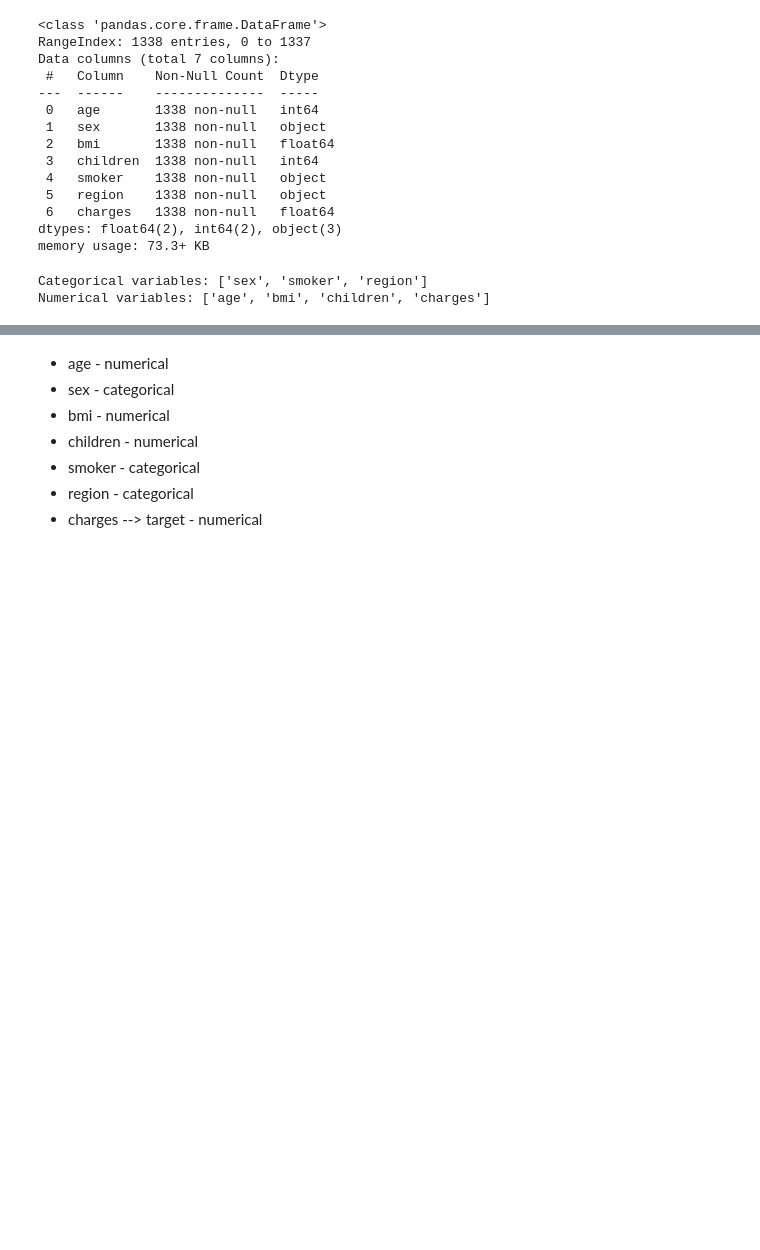
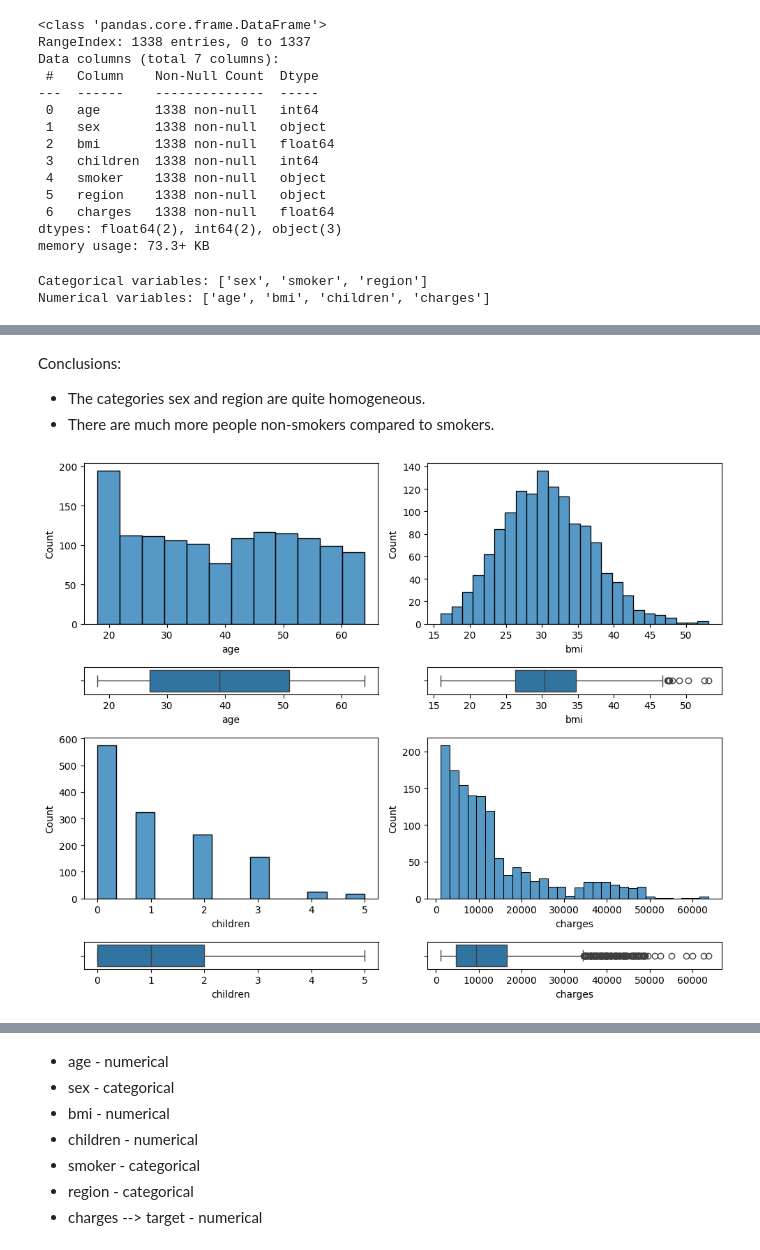
Before and after one commit to 4GeeksAcademy/machine-learning-regularized-linear-regression-Juli-MM, a Jupyter notebook: src/explore.ipynb, the cells around one changed output, grey strips where cells are left out. Drawn from its saved outputs; the diff is of its cells as text; code cells hidden in the pictures; blank space fills up the shorter version.

```diff
--- a/src/explore.ipynb
+++ b/src/explore.ipynb
@@ -81,0 +83,32 @@ plt.show()
+# %% [markdown]
+Conclusions:
+
+- The categories sex and region are quite homogeneous.
+- There are much more people non-smokers compared to smokers.
+# %%
+# Univariate Data Analysis
+
+# Numerical Univariate Analysis: ['age', 'bmi', 'children', 'charges']
+
+import seaborn as sns
+import matplotlib.pyplot as plt
+import numpy as np
+
+fig, axes = plt.subplots(4,2 , figsize = (10,8), gridspec_kw={'height_ratios' : [6, 1, 6, 1]})
+
+sns.histplot(ax = axes [0,0] , data = total_data , x = 'age')
+sns.boxplot(ax = axes [1,0] , data = total_data, x = 'age')
+sns.histplot(ax = axes [0,1] , data = total_data , x = 'bmi')
+sns.boxplot(ax = axes [1,1] , data = total_data, x = 'bmi')
+sns.histplot(ax = axes [2,0] , data = total_data , x = 'children')
+sns.boxplot(ax = axes [3,0] , data = total_data, x = 'children')
+sns.histplot(ax = axes [2,1] , data = total_data , x = 'charges')
+sns.boxplot(ax = axes [3,1] , data = total_data, x = 'charges')
+
+# Adjust Layout
+plt.tight_layout()
+
+# Plot the Data
+plt.show()
+# %% [output]
+[figure, added]
```
Also changed, not shown: parts of 6 cells of this notebook.
